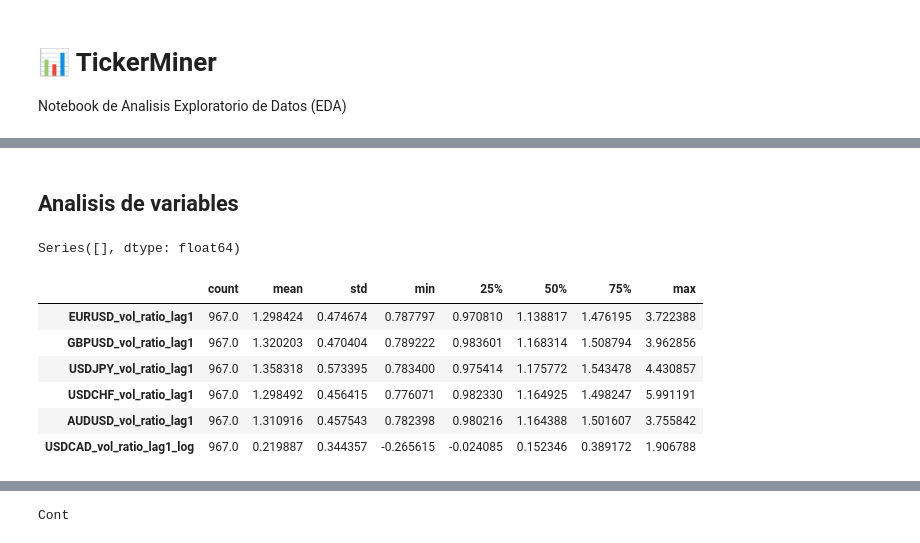
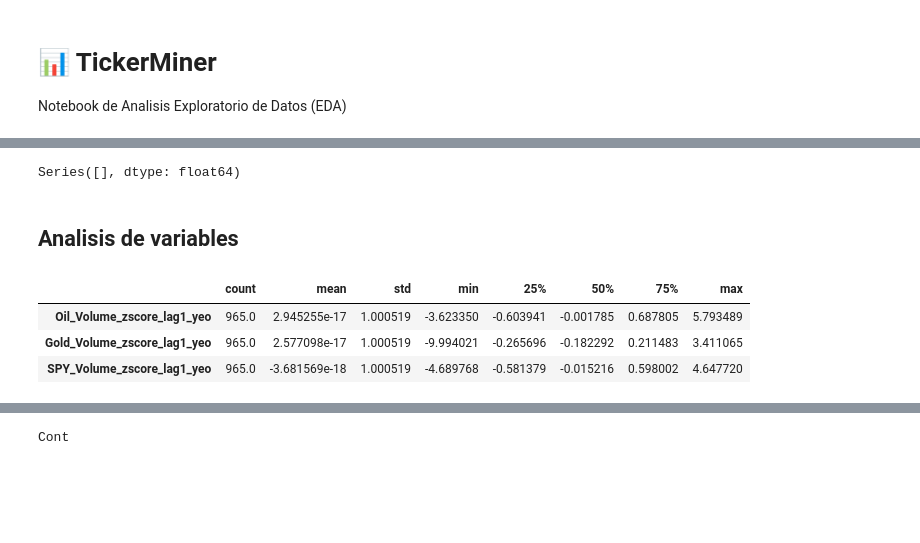
Before and after one commit to sebakremis/ForexMiner, a Jupyter notebook: notebook_EDA.ipynb, the cells around one changed output, grey strips where cells are left out. Saved outputs shown, nothing was run; the diff lists cells and outputs as text; code cells hidden in the pictures; blank space fills up the shorter version.

```diff
--- a/notebook_EDA.ipynb
+++ b/notebook_EDA.ipynb
@@ -40,25 +29,22 @@ memory usage: 634.6 KB
-# %% [markdown]
-## Analisis de variables
 # %%
 # Missings
 mostrar_missings(df_clean)
 # %% [output]
 Series([], dtype: float64)
+# %% [markdown]
+## Analisis de variables
 # %%
 # Descripcion de variables
 columnas_clean = df_clean.columns.tolist()
-cadena = "_vol_ratio_"
+cadena = "_Volume_zscore_"
 columnas = encontrar_columnas(columnas_target=columnas_clean, cadena=cadena)
 
 df_clean[columnas].describe().T
 # %% [output]
 |  | count | mean | std | min | 25% | 50% | 75% | max |
-| EURUSD_vol_ratio_lag1 | 967.0 | 1.298424 | 0.474674 | 0.787797 | 0.970810 | 1.138817 | 1.476195 | 3.722388 |
-| GBPUSD_vol_ratio_lag1 | 967.0 | 1.320203 | 0.470404 | 0.789222 | 0.983601 | 1.168314 | 1.508794 | 3.962856 |
-| USDJPY_vol_ratio_lag1 | 967.0 | 1.358318 | 0.573395 | 0.783400 | 0.975414 | 1.175772 | 1.543478 | 4.430857 |
-| USDCHF_vol_ratio_lag1 | 967.0 | 1.298492 | 0.456415 | 0.776071 | 0.982330 | 1.164925 | 1.498247 | 5.991191 |
-| AUDUSD_vol_ratio_lag1 | 967.0 | 1.310916 | 0.457543 | 0.782398 | 0.980216 | 1.164388 | 1.501607 | 3.755842 |
-| USDCAD_vol_ratio_lag1_log | 967.0 | 0.219887 | 0.344357 | -0.265615 | -0.024085 | 0.152346 | 0.389172 | 1.906788 |
+| Oil_Volume_zscore_lag1_yeo | 965.0 | 2.945255e-17 | 1.000519 | -3.623350 | -0.603941 | -0.001785 | 0.687805 | 5.793489 |
+| Gold_Volume_zscore_lag1_yeo | 965.0 | 2.577098e-17 | 1.000519 | -9.994021 | -0.265696 | -0.182292 | 0.211483 | 3.411065 |
+| SPY_Volume_zscore_lag1_yeo | 965.0 | -3.681569e-18 | 1.000519 | -4.689768 | -0.581379 | -0.015216 | 0.598002 | 4.647720 |
 # %%
 # Asimetrias general
 mostrar_asimetrias(df_clean)
```
Also changed, not shown: parts of 11 cells of this notebook, 4 other files.
